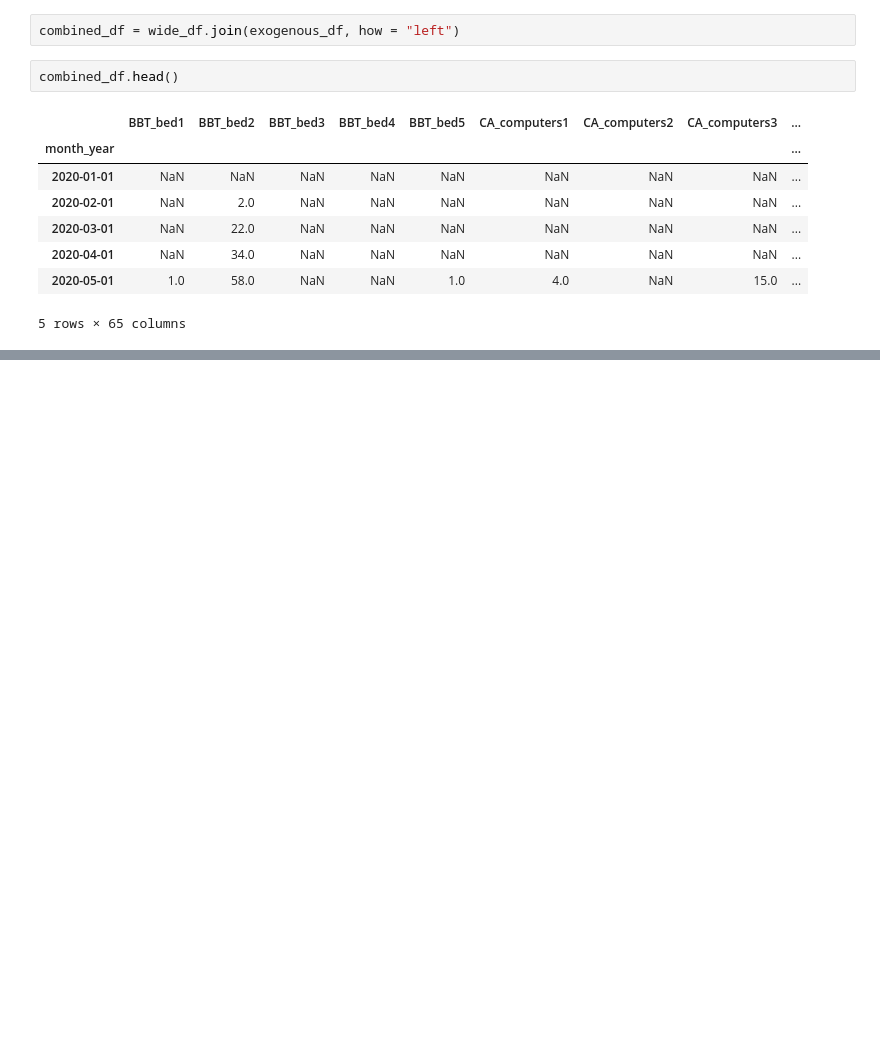
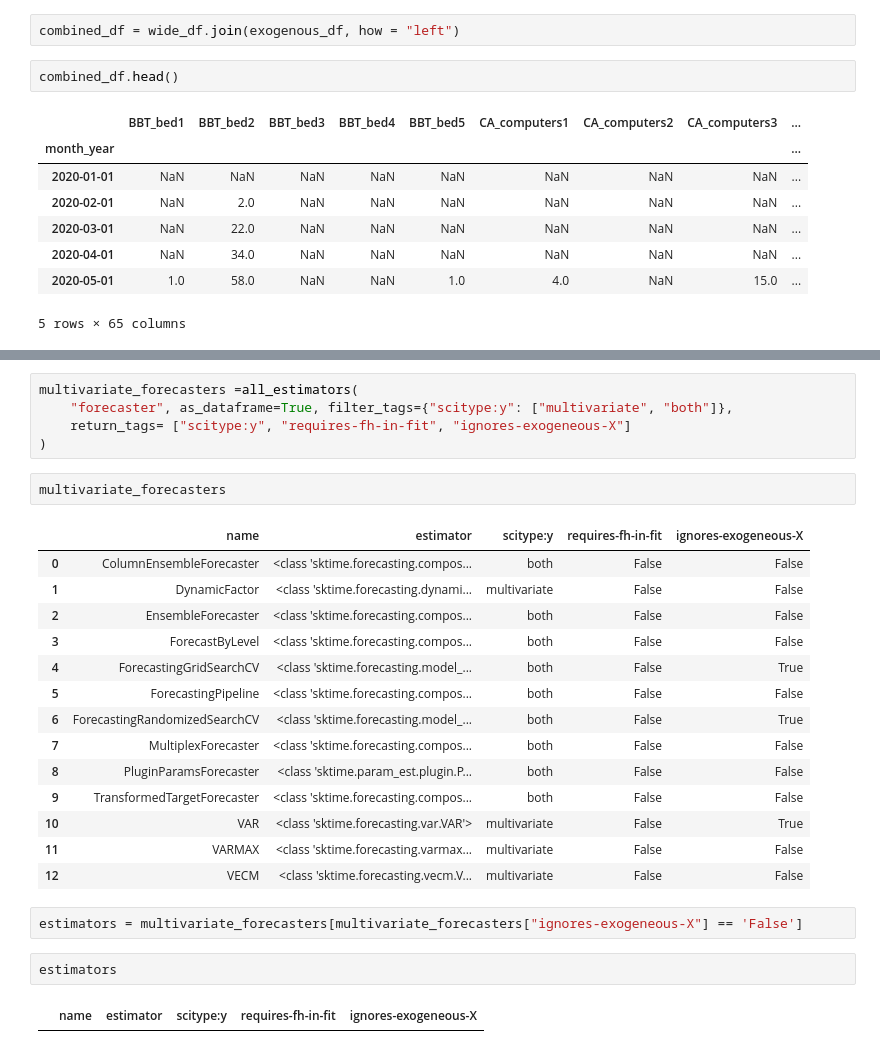
Before and after one commit to josephine-amponsah/retail-demand-forecaster, a Jupyter notebook: notebooks/wide-df-forecast.ipynb, the cells around one changed output, grey strips where cells are left out. Saved outputs shown, nothing was run; the diff lists cells and outputs as text; blank space fills up the shorter version.

Commit message:
selecting multivariate forecasters that take exogeneous data into consideration

```diff
--- a/notebooks/wide-df-forecast.ipynb
+++ b/notebooks/wide-df-forecast.ipynb
@@ -177,0 +217,28 @@ combined_df.head()
+# %%
+multivariate_forecasters =all_estimators(
+    "forecaster", as_dataframe=True, filter_tags={"scitype:y": ["multivariate", "both"]},
+    return_tags= ["scitype:y", "requires-fh-in-fit", "ignores-exogeneous-X"]
+)
+# %%
+multivariate_forecasters
+# %% [output]
+|  | name | estimator | scitype:y | requires-fh-in-fit | ignores-exogeneous-X |
+| 0 | ColumnEnsembleForecaster | <class 'sktime.forecasting.compos... | both | False | False |
+| 1 | DynamicFactor | <class 'sktime.forecasting.dynami... | multivariate | False | False |
+| 2 | EnsembleForecaster | <class 'sktime.forecasting.compos... | both | False | False |
+| 3 | ForecastByLevel | <class 'sktime.forecasting.compos... | both | False | False |
+| 4 | ForecastingGridSearchCV | <class 'sktime.forecasting.model_... | both | False | True |
+| 5 | ForecastingPipeline | <class 'sktime.forecasting.compos... | both | False | False |
+| 6 | ForecastingRandomizedSearchCV | <class 'sktime.forecasting.model_... | both | False | True |
+| 7 | MultiplexForecaster | <class 'sktime.forecasting.compos... | both | False | False |
+| 8 | PluginParamsForecaster | <class 'sktime.param_est.plugin.P... | both | False | False |
+| 9 | TransformedTargetForecaster | <class 'sktime.forecasting.compos... | both | False | False |
+| 10 | VAR | <class 'sktime.forecasting.var.VAR'> | multivariate | False | True |
+| 11 | VARMAX | <class 'sktime.forecasting.varmax... | multivariate | False | False |
+| 12 | VECM | <class 'sktime.forecasting.vecm.V... | multivariate | False | False |
+# %%
+estimators = multivariate_forecasters[multivariate_forecasters["ignores-exogeneous-X"] == 'False']
+# %%
+estimators
+# %% [output]
+|  | name | estimator | scitype:y | requires-fh-in-fit | ignores-exogeneous-X |
```
Also changed, not shown: parts of 5 cells of this notebook.
